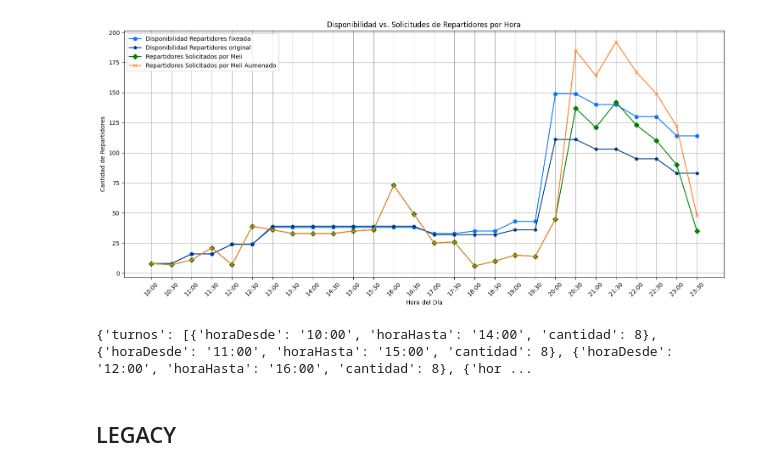
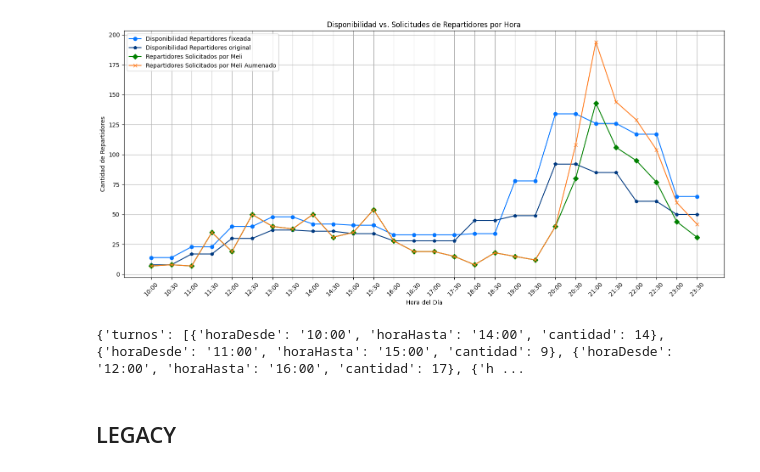
Before and after one commit to gastonmichelotti/EstimadorODS, a Jupyter notebook: TestMeli.ipynb, the cells around one changed output. Cells and saved outputs as stored; diff of their text form; code cells hidden in the pictures.

```diff
--- a/TestMeli.ipynb
+++ b/TestMeli.ipynb
@@ -109,10 +109,10 @@ def revisionMeli(fecha, duracion = 4, aumento = 0, aumentoDemanda = 0, aumentoDe
     graficar_resultados(estimacion, estimacion_original)
     print( estimacion)
 # %%
-revisionMeli('03/02', 4, 0, 35, 21)
+revisionMeli('13/02', 4, 10, 35, 21)
 # %% [output]
-[figure, old version]
+[figure, new version]
-{'turnos': [{'horaDesde': '10:00', 'horaHasta': '14:00', 'cantidad': 8}, {'horaDesde': '11:00', 'horaHasta': '15:00', 'cantidad': 8}, {'horaDesde': '12:00', 'horaHasta': '16:00', 'cantidad': 8}, {'hor ...
+{'turnos': [{'horaDesde': '10:00', 'horaHasta': '14:00', 'cantidad': 14}, {'horaDesde': '11:00', 'horaHasta': '15:00', 'cantidad': 9}, {'horaDesde': '12:00', 'horaHasta': '16:00', 'cantidad': 17}, {'h ...
 # %% [markdown]
 ## LEGACY
 # %%
```
Also changed, not shown: parts of 3 cells of this notebook, 1 other file.
